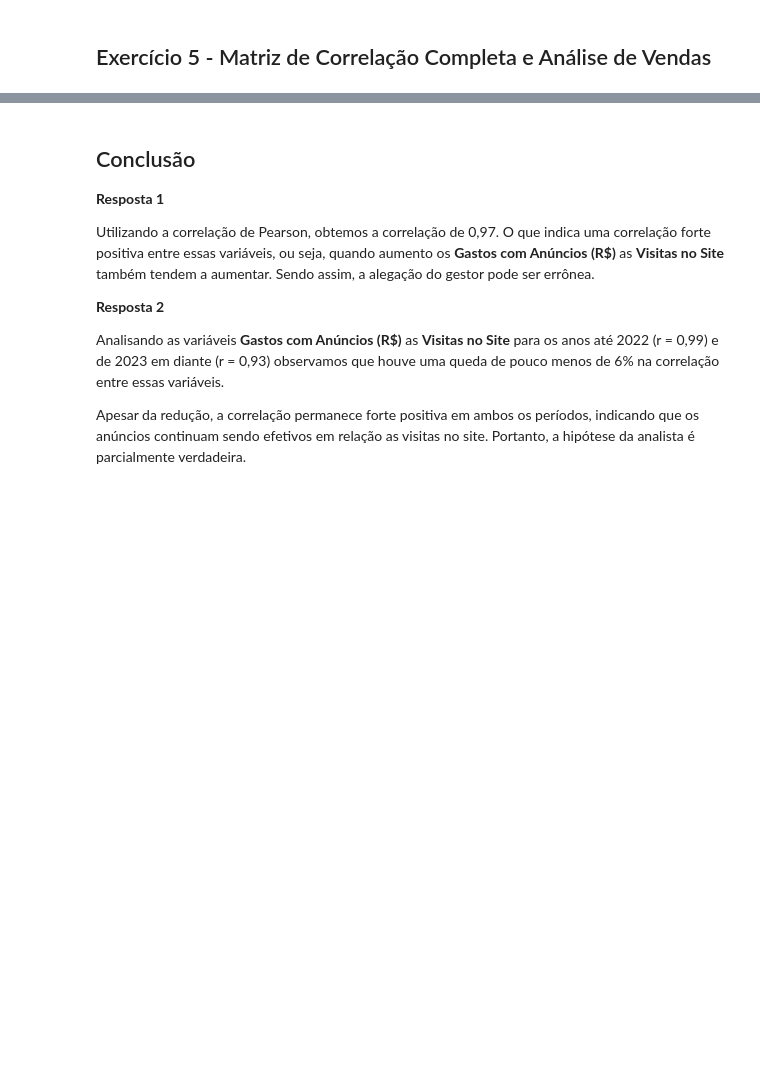
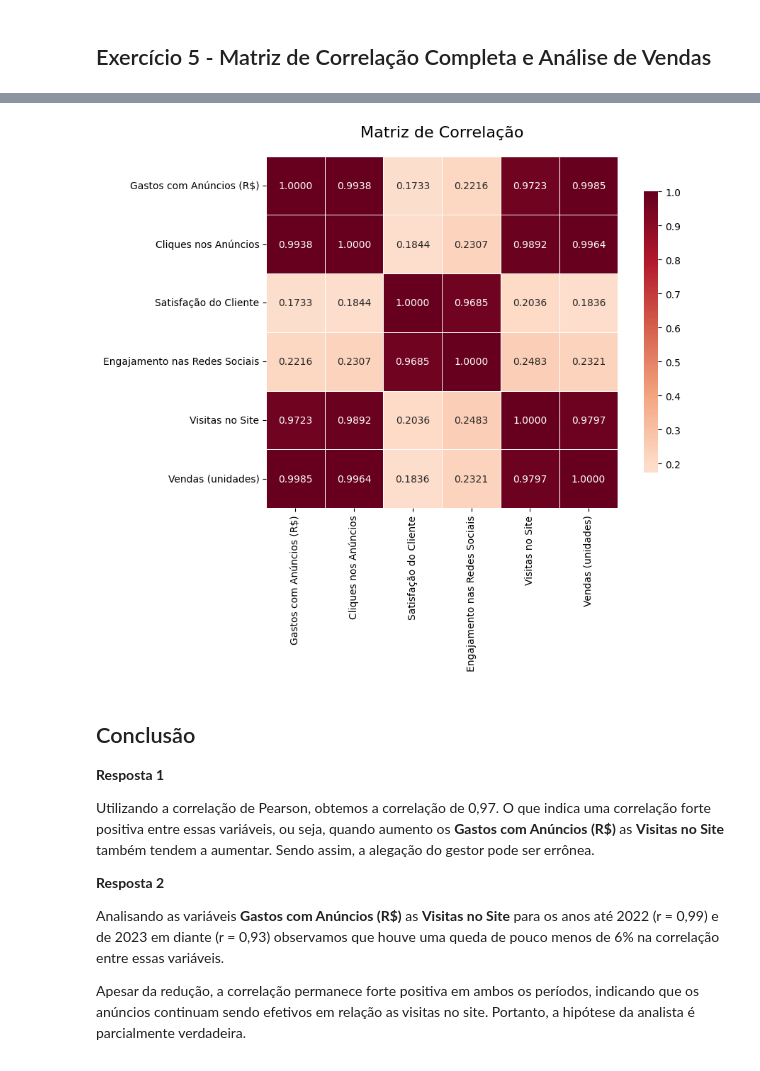
Before and after one commit to Rayssa-Nunes/analise-marketing, a Jupyter notebook: analise_de_correlacao_e_associacao_marketing.ipynb, the cells around one changed output, grey strips where cells are left out. Cells and saved outputs as stored; diff of their text form; code cells hidden in the pictures; blank space fills up the shorter version.

```diff
--- a/analise_de_correlacao_e_associacao_marketing.ipynb
+++ b/analise_de_correlacao_e_associacao_marketing.ipynb
@@ -197,13 +209,18 @@ numeric_df = df.select_dtypes(include=['number'])
 # Calcular correlação apenas das colunas numéricas
 corr_matrix = numeric_df.corr()
 
-# Criar o heatmap
-fig = px.imshow(corr_matrix,
-                text_auto=True,  # Mostra os valores
-                aspect="auto",
-                title="Matriz de Correlação",
-                color_continuous_scale="RdBu_r")  # Escala de cores
+plt.figure(figsize=(10, 8))
+sns.heatmap(corr_matrix,
+            annot=True,
+            cmap='RdBu_r',
+            center=0,
+            fmt='.4f',
+            square=True,
+            linewidths=0.5,
+            cbar_kws={"shrink": .8})
 
-fig.write_html("matrizcorrelacao.html")
-fig.show()
+plt.title('Matriz de Correlação', fontsize=16, pad=20)
+plt.tight_layout()
+plt.savefig("matrizcorrelacao.png", dpi=300, bbox_inches='tight')
+plt.show()
 # %% [output]
@@ -211,3 +227,4 @@ fig.show()
+[figure, added]
 # %% [markdown]
 ## Conclusão
 
```
Also changed, not shown: parts of 6 cells of this notebook.
